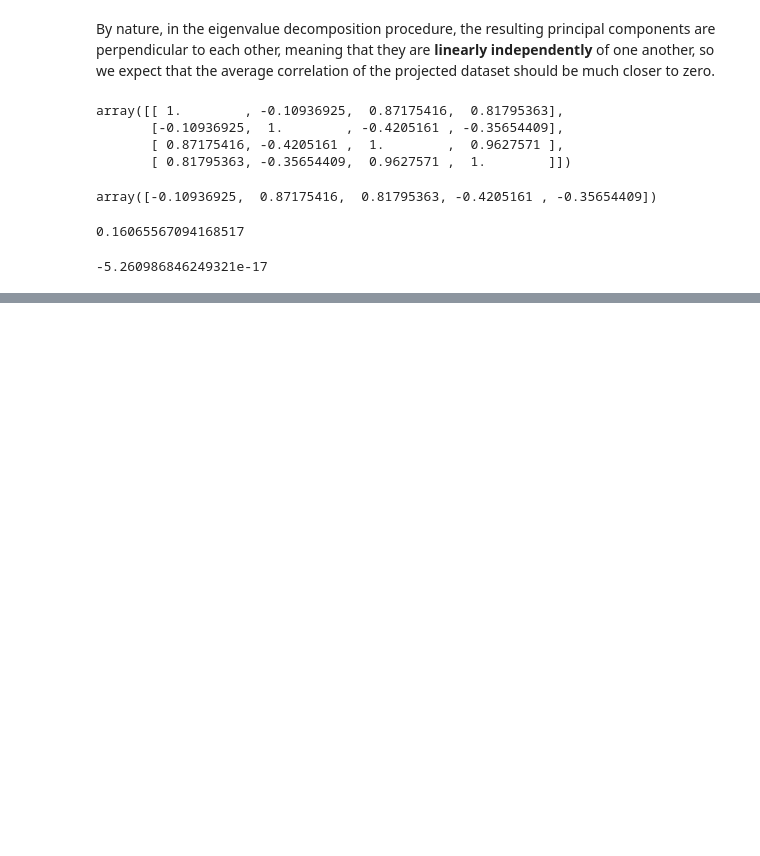
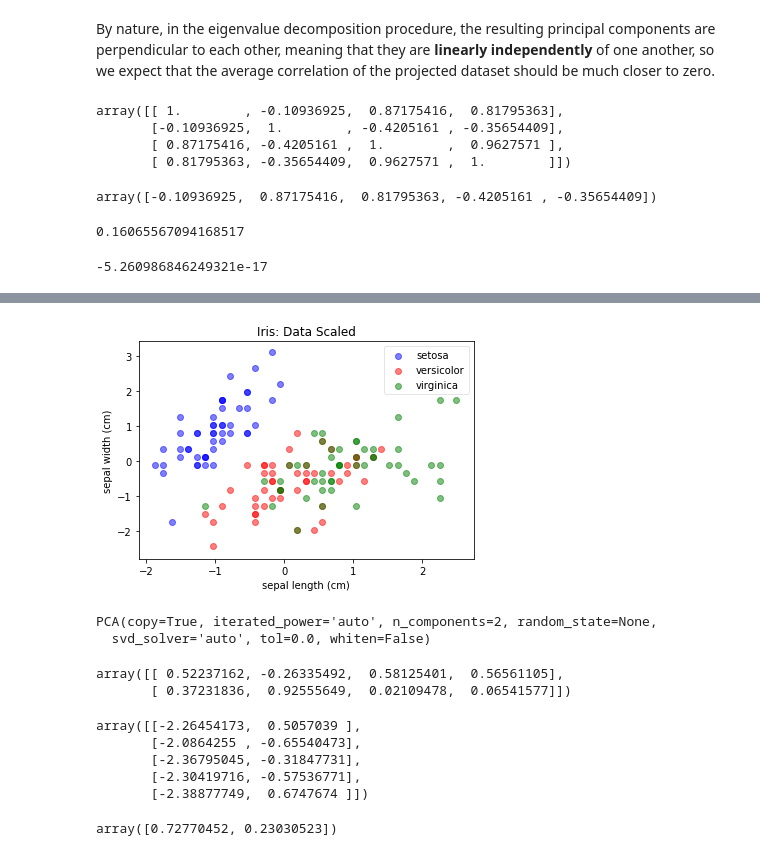
Before and after one commit to yungshun317/feature-transformation, a Jupyter notebook: the_iris_dataset.ipynb, the cells around one changed output, grey strips where cells are left out. Saved outputs shown, nothing was run; the diff lists cells and outputs as text; code cells hidden in the pictures; blank space fills up the shorter version.

```diff
--- a/the_iris_dataset.ipynb
+++ b/the_iris_dataset.ipynb
@@ -238,0 +292,38 @@ np.corrcoef(pca_iris.T)[[0, 0, 0, 1, 1], [1, 2, 3, 2, 3]].mean()
+# %%
+# Do a normal z score scaling
+X_scaled = StandardScaler().fit_transform(iris_X)
+# %%
+# Plot scaled data
+plot(X_scaled, iris_y, "Iris: Data Scaled", "sepal length (cm)", "sepal width (cm)")
+# %% [output]
+[figure, added]
+# %%
+# Fit our 2-dimensional PCA on our scaled data
+pca.fit(X_scaled)
+# %% [output]
+PCA(copy=True, iterated_power='auto', n_components=2, random_state=None,
+  svd_solver='auto', tol=0.0, whiten=False)
+# %%
+# Different components as cenetered data
+pca.components_
+# %% [output]
+array([[ 0.52237162, -0.26335492,  0.58125401,  0.56561105],
+       [ 0.37231836,  0.92555649,  0.02109478,  0.06541577]])
+# %%
+# Different projection when data are scaled
+pca.transform(X_scaled)[:5,]
+# %% [output]
+array([[-2.26454173,  0.5057039 ],
+       [-2.0864255 , -0.65540473],
+       [-2.36795045, -0.31847731],
+       [-2.30419716, -0.57536771],
+       [-2.38877749,  0.6747674 ]])
+# %%
+# Percentage of variance in data explained by each component
+pca.explained_variance_ratio_
+# Once we scaled our data, the columns' covariance with one another became more consistent and
+# the variance explained by each principal component was spread out instead of being solidified in a single PC.
+# In practice and production, we generally recommend scaling, but it's a good idea to test your pipeline's
+# performance on both scaled and un-scaled data.
+# %% [output]
+array([0.72770452, 0.23030523])
```
Also changed, not shown: parts of 10 cells of this notebook.
